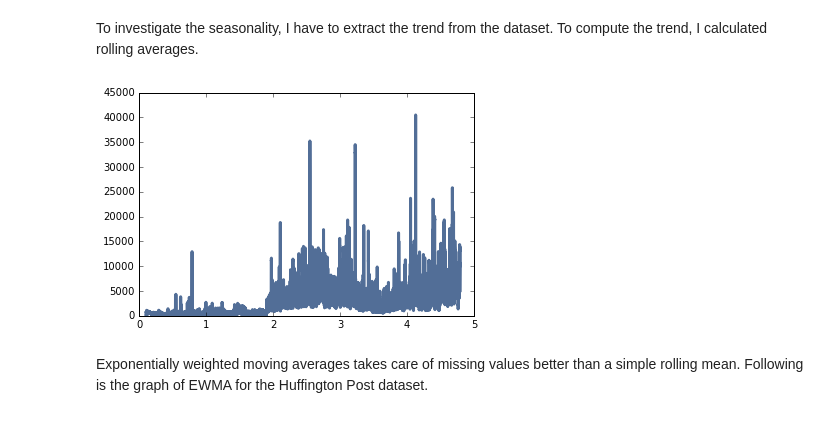
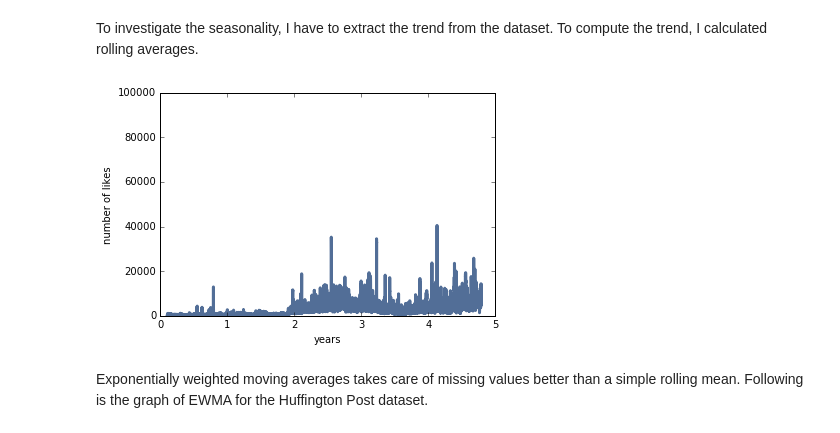
Before and after one commit to SungwooPark/ThinkStats2, a Jupyter notebook: code/report2.ipynb, the cells around one changed output. Saved outputs shown, nothing was run; the diff lists cells and outputs as text; code cells hidden in the pictures.

```diff
--- a/code/report2.ipynb
+++ b/code/report2.ipynb
@@ -97,9 +98,10 @@ To investigate the seasonality, I have to extract the trend from the dataset. To
 #huff_df_roll_mean = pandas.rolling_mean(huff_df.likes_count, 30)
 huff_df_roll_mean = huff_df.likes_count.rolling(center=False, window=30).mean()
 # %%
+thinkplot.Config(xlabel='years', ylabel='number of likes', ylim=[0,100000])
 thinkplot.Plot(huff_df.years,huff_df_roll_mean)
 # %% [output]
-[figure, old version]
+[figure, new version]
 # %% [markdown]
 Exponentially weighted moving averages takes care of missing values better than a simple rolling mean. Following is the graph of EWMA for the Huffington Post dataset.
 # %%
```
Also changed, not shown: parts of 7 cells of this notebook, 3 other files.
